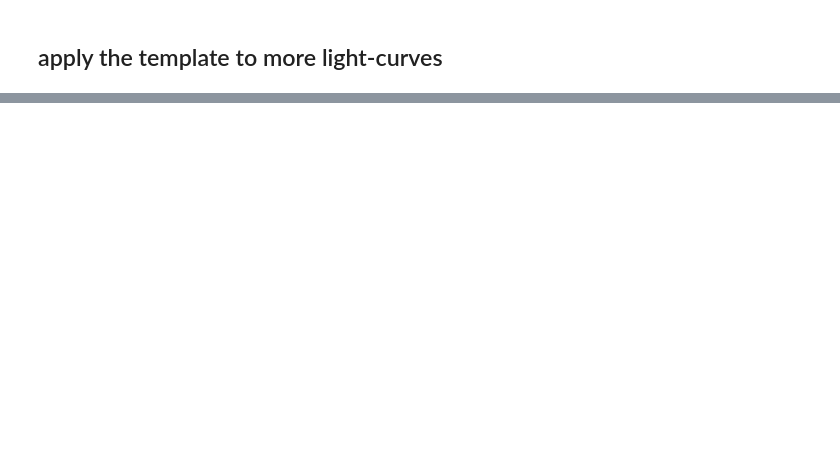
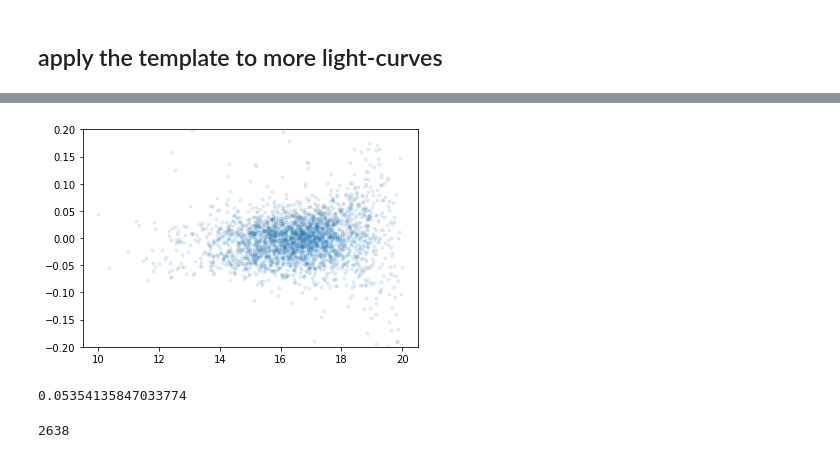
Before and after one commit to SihaoCheng/Gaia, a Jupyter notebook: 2.2 RR Lyrae light-curve analysis.ipynb, the cells around one changed output, grey strips where cells are left out. Cells and saved outputs as stored; diff of their text form; code cells hidden in the pictures; blank space fills up the shorter version.

```diff
--- a/2.2 RR Lyrae light-curve analysis.ipynb
+++ b/2.2 RR Lyrae light-curve analysis.ipynb
@@ -296,0 +387,29 @@ len(selected_index)
+# %%
+from sklearn.linear_model import LinearRegression
+X_for_linear_model = np.concatenate(\
+        (np.array(table_id_ordered_selected['peak_to_peak_g']).reshape(1,-1),\
+         np.array(table_id_ordered_selected['p1_o']).reshape(1,-1),\
+         pca.transform(lightcurve_vectors)[:,0].reshape(1,-1),\
+         pca.transform(lightcurve_vectors)[:,1].reshape(1,-1),\
+         pca.transform(lightcurve_vectors)[:,2].reshape(1,-1),\
+         pca.transform(lightcurve_vectors)[:,3].reshape(1,-1),\
+        )).T
+
+#y_axis = table_id_ordered_selected['int_average_bp']-table_id_ordered_selected['int_average_rp']-ext[selected]*1.43
+y_axis = lightcurve_bp_rp-ext[selected_more]*1.43
+Y_for_linear_model = np.array(y_axis)
+
+
+
+linear_model = LinearRegression()
+linear_model.fit(X_for_linear_model,Y_for_linear_model)
+residual = Y_for_linear_model - linear_model.predict(X_for_linear_model)
+
+plt.plot(table_id_ordered_selected['phot_g_mean_mag']-1.2*ext[selected_more],residual,'.',alpha=0.1)
+plt.ylim(-0.2,0.2)
+#plt.xlim(-1.5,3)
+plt.show()
+print(residual.std())
+# %% [output]
+[figure, added]
+0.05354135847033774
@@ -296,0 +421,4 @@ len(selected_index)
+# %%
+len(lightcurve_vectors)
+# %% [output]
+2638
```
Also changed, not shown: parts of 73 cells of this notebook, 2 other files.
